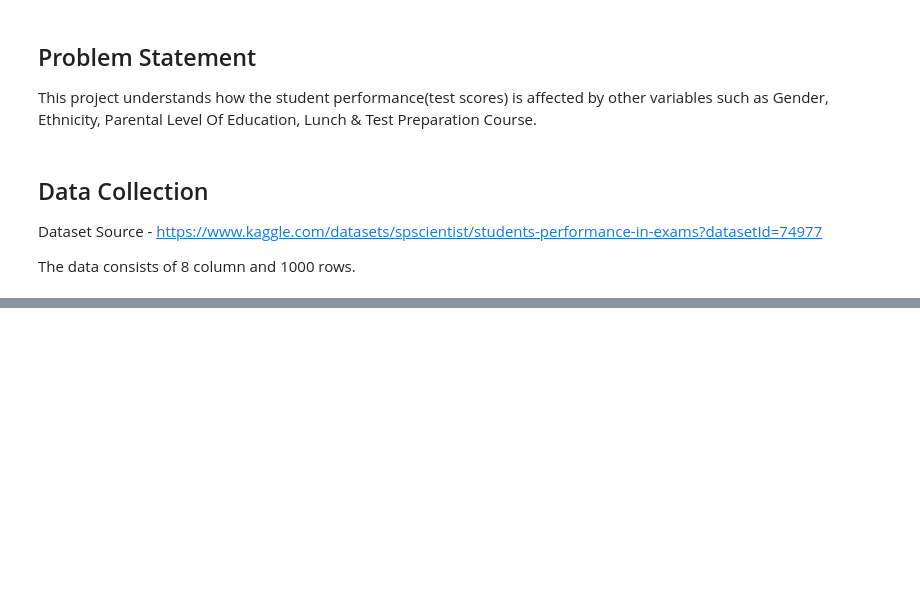
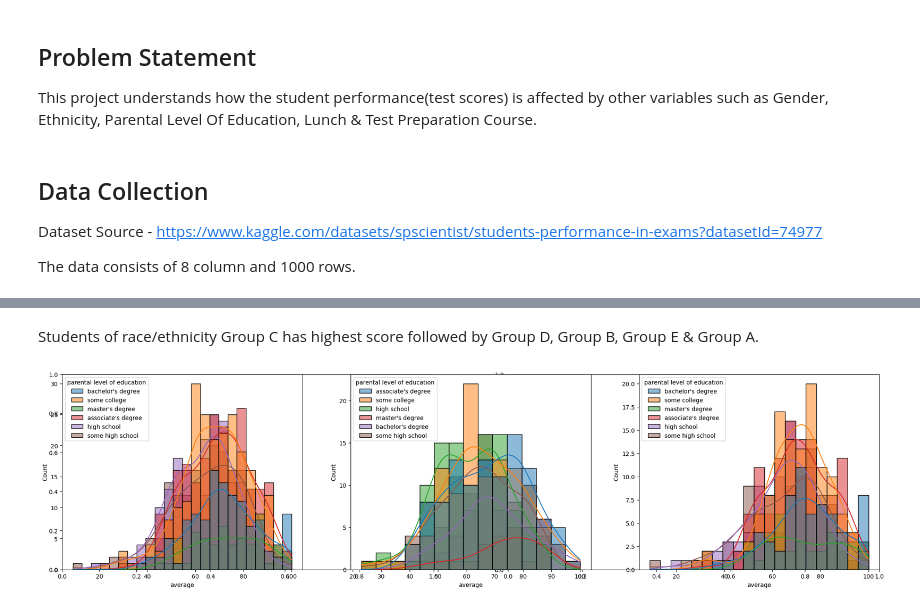
Before and after one commit to omkkarjdv/Machine-Learning-Project, a Jupyter notebook: notebook/EDA.ipynb, the cells around one changed output, grey strips where cells are left out. Cells and saved outputs as stored; diff of their text form; code cells hidden in the pictures; blank space fills up the shorter version.

```diff
--- a/notebook/EDA.ipynb
+++ b/notebook/EDA.ipynb
@@ -38,0 +232,13 @@ ModuleNotFoundError: No module named 'numpy'
+# %% [markdown]
+Students of race/ethnicity Group C has highest score followed by Group D, Group B, Group E & Group A.
+# %%
+plt.subplots(1, 2, figsize = (25, 6))
+plt.subplot(131)
+sns.histplot(data = df, x = 'average', kde = True, hue = 'parental level of education')
+plt.subplot(132)
+sns.histplot(data = df[df.gender == 'male'], x = 'average', kde = True, hue = 'parental level of education')
+plt.subplot(133)
+sns.histplot(data = df[df.gender == 'female'], x = 'average', kde = True, hue = 'parental level of education')
+plt.show()
+# %% [output]
+[figure, added]
```
Also changed, not shown: parts of 45 cells of this notebook, 1 other file.
